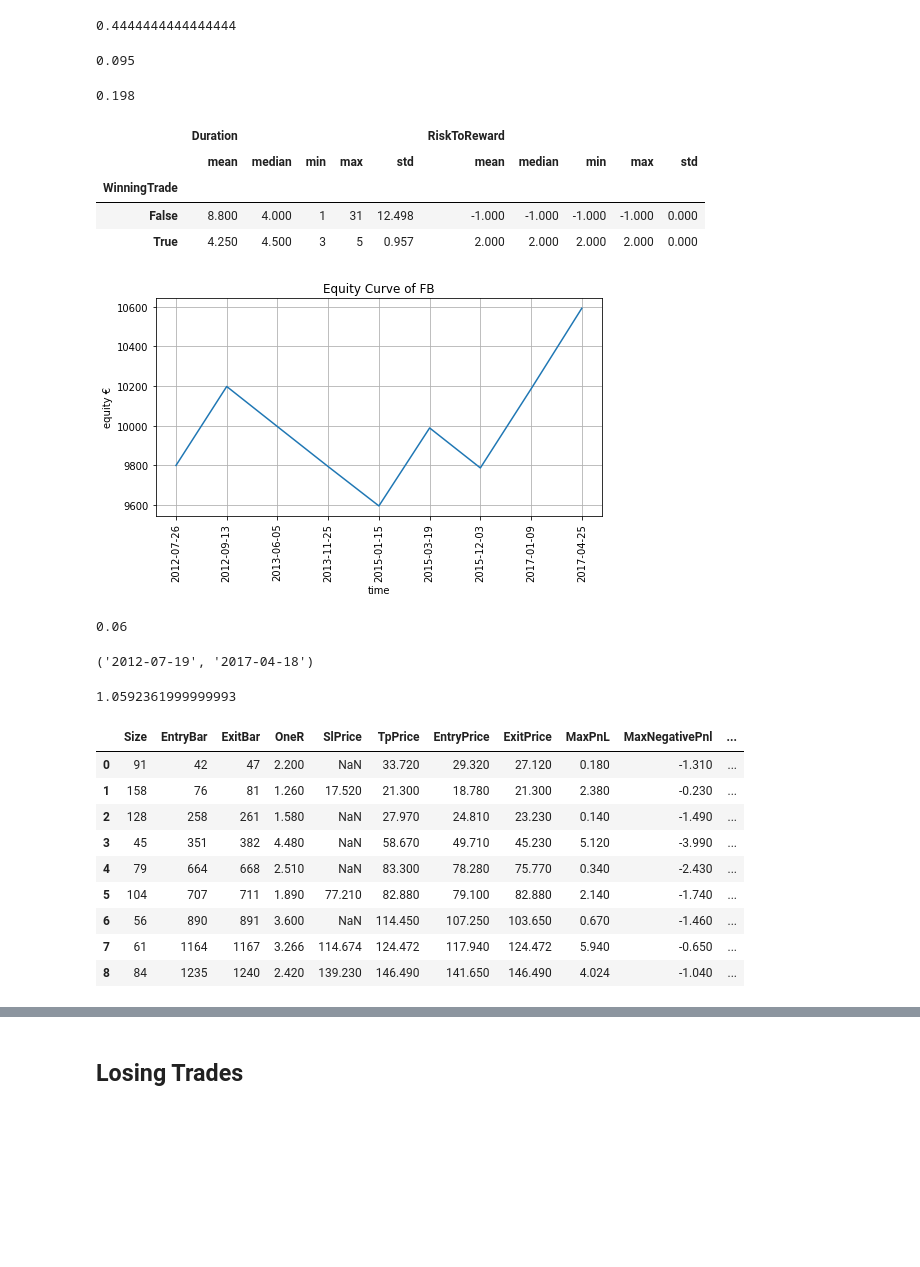
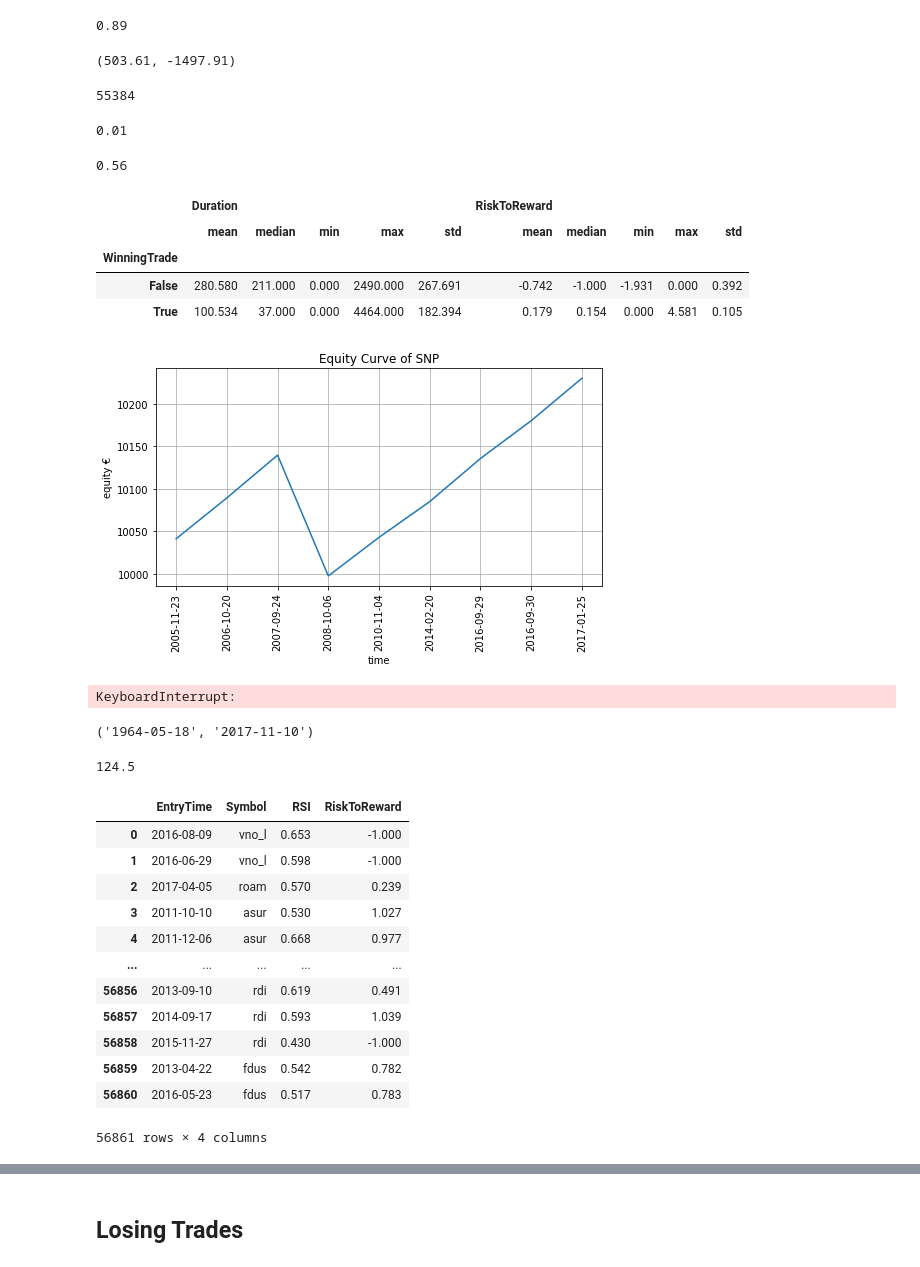
Before and after one commit to abdel-ely-ds/just-trade-it, a Jupyter notebook: notebooks/analysis.ipynb, the cells around one changed output, grey strips where cells are left out. Drawn from its saved outputs; the diff is of its cells as text; code cells hidden in the pictures; blank space fills up the shorter version.

```diff
--- a/notebooks/analysis.ipynb
+++ b/notebooks/analysis.ipynb
@@ -9,59 +9,70 @@ from tqdm import tqdm
 Loading BokehJS ...
 [interactive output not drawn]
 # %%
-path = "logs/extreme_rsi.csv"
+path = "logs/bouncing_v1.csv"
 df = pd.read_csv(path)
 # %%
 analyzer = Analyzer(df)
 # %%
 analyzer.win_rate
 # %% [output]
-0.4444444444444444
+0.89
+# %%
+analyzer.best_trade, analyzer.worst_trade
+# %% [output]
+(503.61, -1497.91)
+# %%
+analyzer.nb_trades
+# %% [output]
+55384
 # %%
-analyzer.losing_streak_probability(n=4)
+analyzer.losing_streak_probability(n=2)
 # %% [output]
-0.095
+0.01
 # %%
-analyzer.winning_streak_probability(n=2)
+analyzer.winning_streak_probability(n=5)
 # %% [output]
-0.198
+0.56
 # %%
 analyzer.stats
 # %% [output]
 |  | Duration |  |  |  |  | RiskToReward |  |  |  |  |
 |  | mean | median | min | max | std | mean | median | min | max | std |
 | WinningTrade |  |  |  |  |  |  |  |  |  |  |
-| False | 8.800 | 4.000 | 1 | 31 | 12.498 | -1.000 | -1.000 | -1.000 | -1.000 | 0.000 |
-| True | 4.250 | 4.500 | 3 | 5 | 0.957 | 2.000 | 2.000 | 2.000 | 2.000 | 0.000 |
+| False | 280.580 | 211.000 | 0.000 | 2490.000 | 267.691 | -0.742 | -1.000 | -1.931 | 0.000 | 0.392 |
+| True | 100.534 | 37.000 | 0.000 | 4464.000 | 182.394 | 0.179 | 0.154 | 0.000 | 4.581 | 0.105 |
 # %%
-analyzer.plot_equity_curve()
+analyzer.plot_equity_curve(symbol='snp')
 # %% [output]
-[figure, old version]
+[figure, new version]
-# %%
-600 / 10000
-# %% [output]
-0.06
+# %%
+analyzer.plot_simulated_equity_curve(capital=1000, nb_trades=100, nb_simulations=100)
+# %% [output]
+KeyboardInterrupt:
 # %%
 analyzer.first_entry_time, analyzer.last_entry_time
 # %% [output]
-('2012-07-19', '2017-04-18')
+('1964-05-18', '2017-11-10')
 # %%
 analyzer.pct_return
 # %% [output]
-1.0592361999999993
+124.5
 # %%
-analyzer.backtest_results
+analyzer.backtest_results[['EntryTime', 'Symbol', 'RSI', 'RiskToReward']]
 # %% [output]
-|  | Size | EntryBar | ExitBar | OneR | SlPrice | TpPrice | EntryPrice | ExitPrice | MaxPnL | MaxNegativePnl | ... |
-| 0 | 91 | 42 | 47 | 2.200 | NaN | 33.720 | 29.320 | 27.120 | 0.180 | -1.310 | ... |
-| 1 | 158 | 76 | 81 | 1.260 | 17.520 | 21.300 | 18.780 | 21.300 | 2.380 | -0.230 | ... |
-| 2 | 128 | 258 | 261 | 1.580 | NaN | 27.970 | 24.810 | 23.230 | 0.140 | -1.490 | ... |
-| 3 | 45 | 351 | 382 | 4.480 | NaN | 58.670 | 49.710 | 45.230 | 5.120 | -3.990 | ... |
-| 4 | 79 | 664 | 668 | 2.510 | NaN | 83.300 | 78.280 | 75.770 | 0.340 | -2.430 | ... |
-| 5 | 104 | 707 | 711 | 1.890 | 77.210 | 82.880 | 79.100 | 82.880 | 2.140 | -1.740 | ... |
-| 6 | 56 | 890 | 891 | 3.600 | NaN | 114.450 | 107.250 | 103.650 | 0.670 | -1.460 | ... |
-| 7 | 61 | 1164 | 1167 | 3.266 | 114.674 | 124.472 | 117.940 | 124.472 | 5.940 | -0.650 | ... |
-| 8 | 84 | 1235 | 1240 | 2.420 | 139.230 | 146.490 | 141.650 | 146.490 | 4.024 | -1.040 | ... |
+|  | EntryTime | Symbol | RSI | RiskToReward |
+| 0 | 2016-08-09 | vno_l | 0.653 | -1.000 |
+| 1 | 2016-06-29 | vno_l | 0.598 | -1.000 |
+| 2 | 2017-04-05 | roam | 0.570 | 0.239 |
+| 3 | 2011-10-10 | asur | 0.530 | 1.027 |
+| 4 | 2011-12-06 | asur | 0.668 | 0.977 |
+| ... | ... | ... | ... | ... |
+| 56856 | 2013-09-10 | rdi | 0.619 | 0.491 |
+| 56857 | 2014-09-17 | rdi | 0.593 | 1.039 |
+| 56858 | 2015-11-27 | rdi | 0.430 | -1.000 |
+| 56859 | 2013-04-22 | fdus | 0.542 | 0.782 |
+| 56860 | 2016-05-23 | fdus | 0.517 | 0.783 |
+56861 rows × 4 columns
 # %%
 def compute_cohots(price: float) -> int:
 
```
Also changed, not shown: parts of 42 cells of this notebook, 14 other files.
